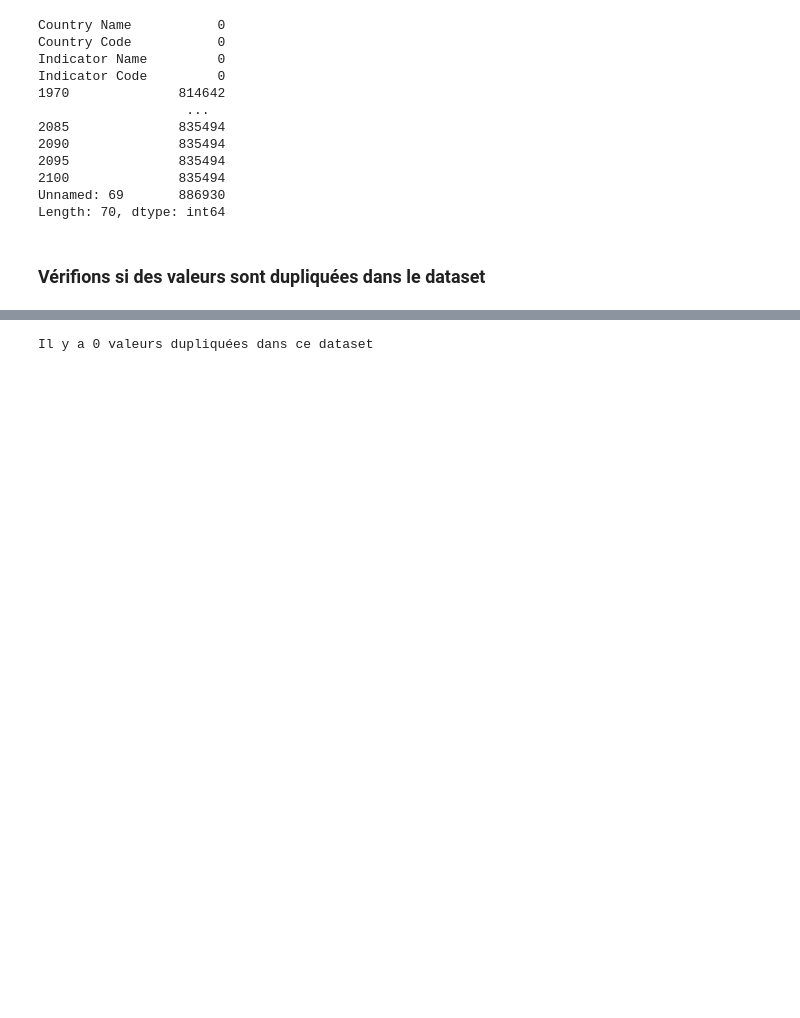
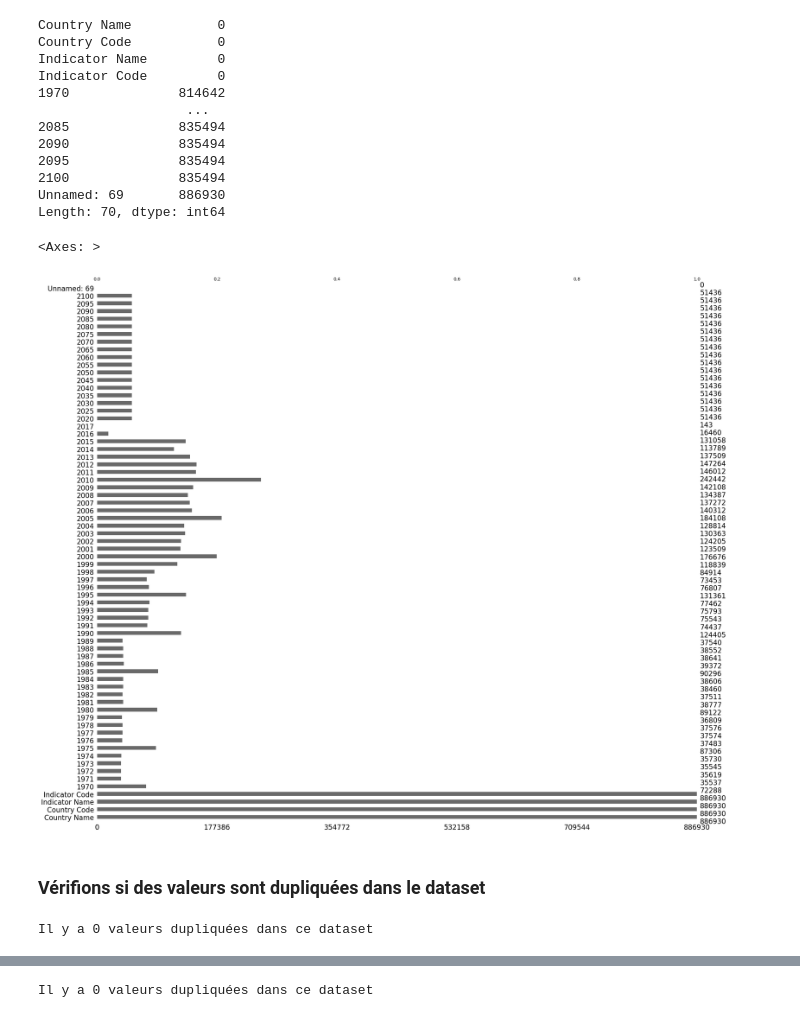
Before and after one commit to lalende/OpenClassRooms-Certification-Data-Scientist, a Jupyter notebook: Projet 2 - Analysez des données de systèmes éducatifs/Projet 2.ipynb, the cells around one changed output, grey strips where cells are left out. Cells and saved outputs as stored; diff of their text form; code cells hidden in the pictures; blank space fills up the shorter version.

```diff
--- a/Projet 2 - Analysez des données de systèmes éducatifs/Projet 2.ipynb
+++ b/Projet 2 - Analysez des données de systèmes éducatifs/Projet 2.ipynb
@@ -271,5 +296,15 @@ Indicator Code         0
 2100              835494
 Unnamed: 69       886930
 Length: 70, dtype: int64
+# %%
+msno.bar(data_df)
+# %% [output]
+<Axes: >
+[figure, added]
 # %% [markdown]
 ### Vérifions si des valeurs sont dupliquées dans le dataset
+# %%
+data_df_duplicate = data_df[data_df.duplicated()]
+print(f"Il y a {data_df_duplicate.shape[0]} valeurs dupliquées dans ce dataset")
+# %% [output]
+Il y a 0 valeurs dupliquées dans ce dataset
```
Also changed, not shown: parts of 41 cells of this notebook.
